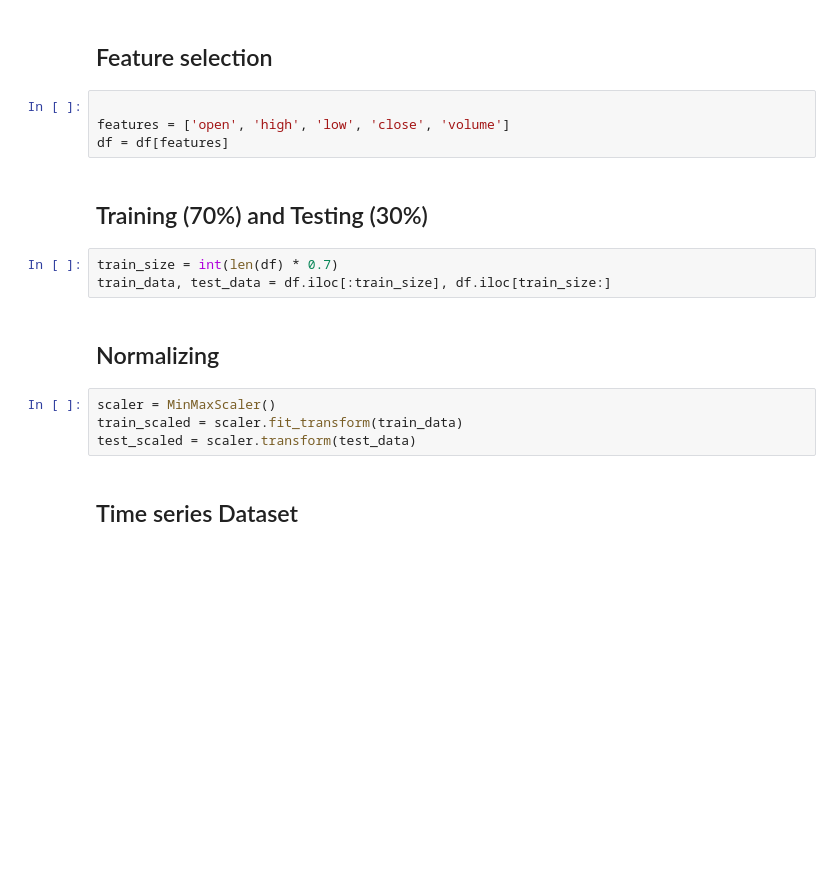
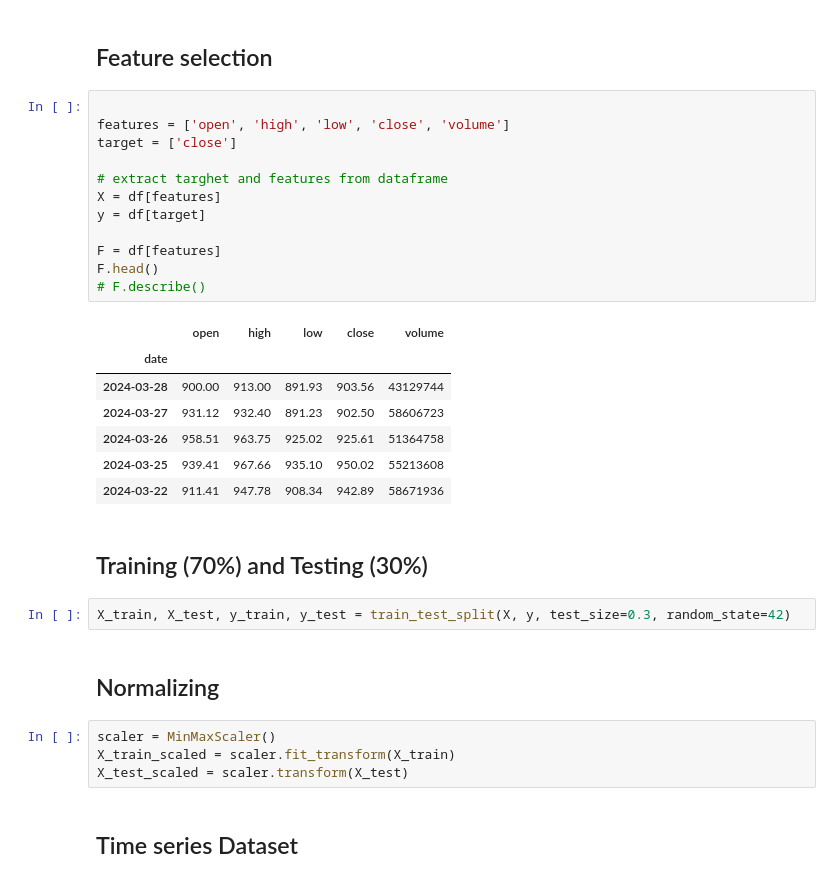
Before and after one commit to MabroorA/stocks-prediction-app, a Jupyter notebook: Machine-learning/Test-model.ipynb, the cells around one changed output. Saved outputs shown, nothing was run; the diff lists cells and outputs as text; blank space fills up the shorter version.

```diff
--- a/Machine-learning/Test-model.ipynb
+++ b/Machine-learning/Test-model.ipynb
@@ -91,18 +91,33 @@ else:
 # %%
 
 features = ['open', 'high', 'low', 'close', 'volume']
-df = df[features]
+target = ['close']
+
+# extract targhet and features from dataframe
+X = df[features]
+y = df[target]
+
+F = df[features]
+F.head()
+# F.describe()
+# %% [output]
+|  | open | high | low | close | volume |
+| date |  |  |  |  |  |
+| 2024-03-28 | 900.00 | 913.00 | 891.93 | 903.56 | 43129744 |
+| 2024-03-27 | 931.12 | 932.40 | 891.23 | 902.50 | 58606723 |
+| 2024-03-26 | 958.51 | 963.75 | 925.02 | 925.61 | 51364758 |
+| 2024-03-25 | 939.41 | 967.66 | 935.10 | 950.02 | 55213608 |
+| 2024-03-22 | 911.41 | 947.78 | 908.34 | 942.89 | 58671936 |
 # %% [markdown]
 ## Training (70%) and Testing (30%)
-# %%
-train_size = int(len(df) * 0.7)
-train_data, test_data = df.iloc[:train_size], df.iloc[train_size:]
+# %%
+X_train, X_test, y_train, y_test = train_test_split(X, y, test_size=0.3, random_state=42)
 # %% [markdown]
 ## Normalizing
 # %%
 scaler = MinMaxScaler()
-train_scaled = scaler.fit_transform(train_data)
-test_scaled = scaler.transform(test_data)
+X_train_scaled = scaler.fit_transform(X_train)
+X_test_scaled = scaler.transform(X_test)
 # %% [markdown]
 ## Time series Dataset
 # %%
```
Also changed, not shown: parts of 8 cells of this notebook.
